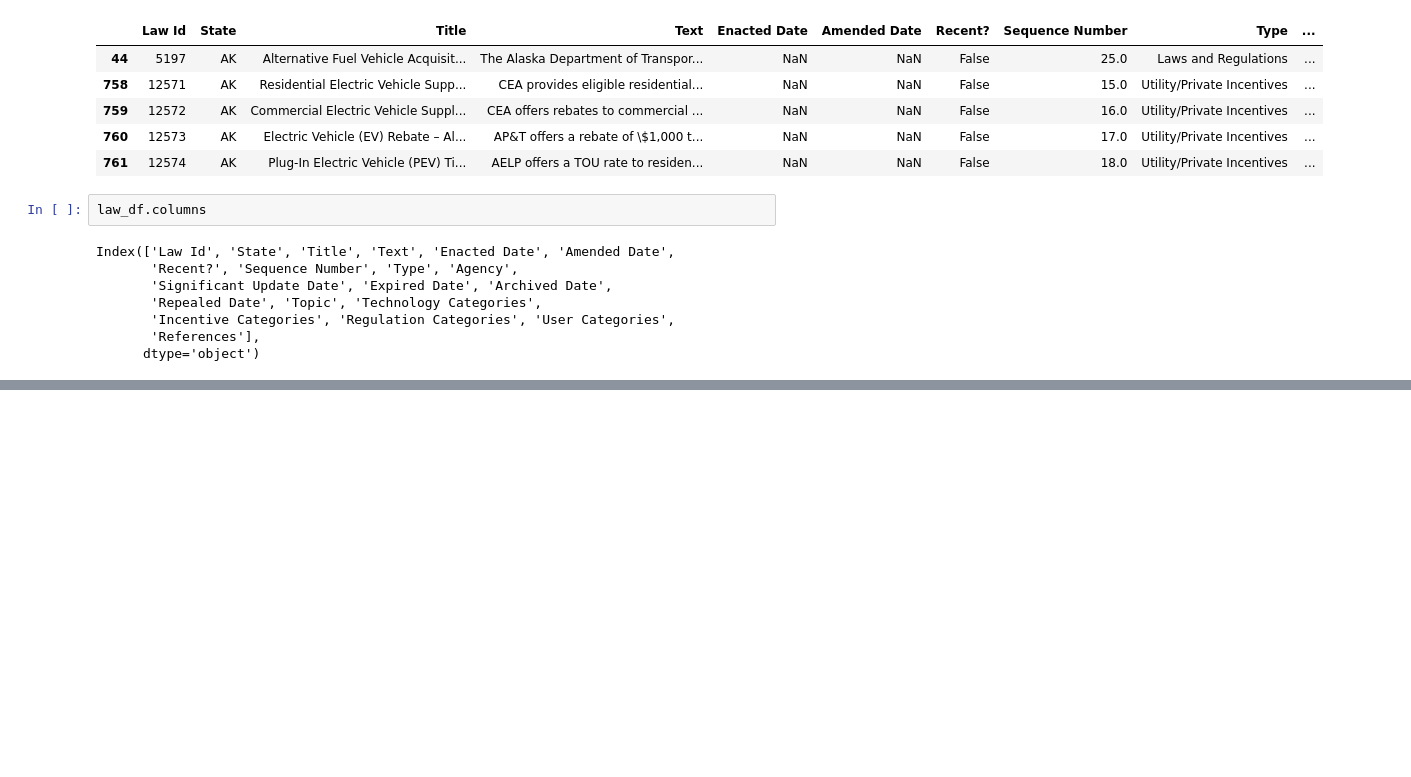
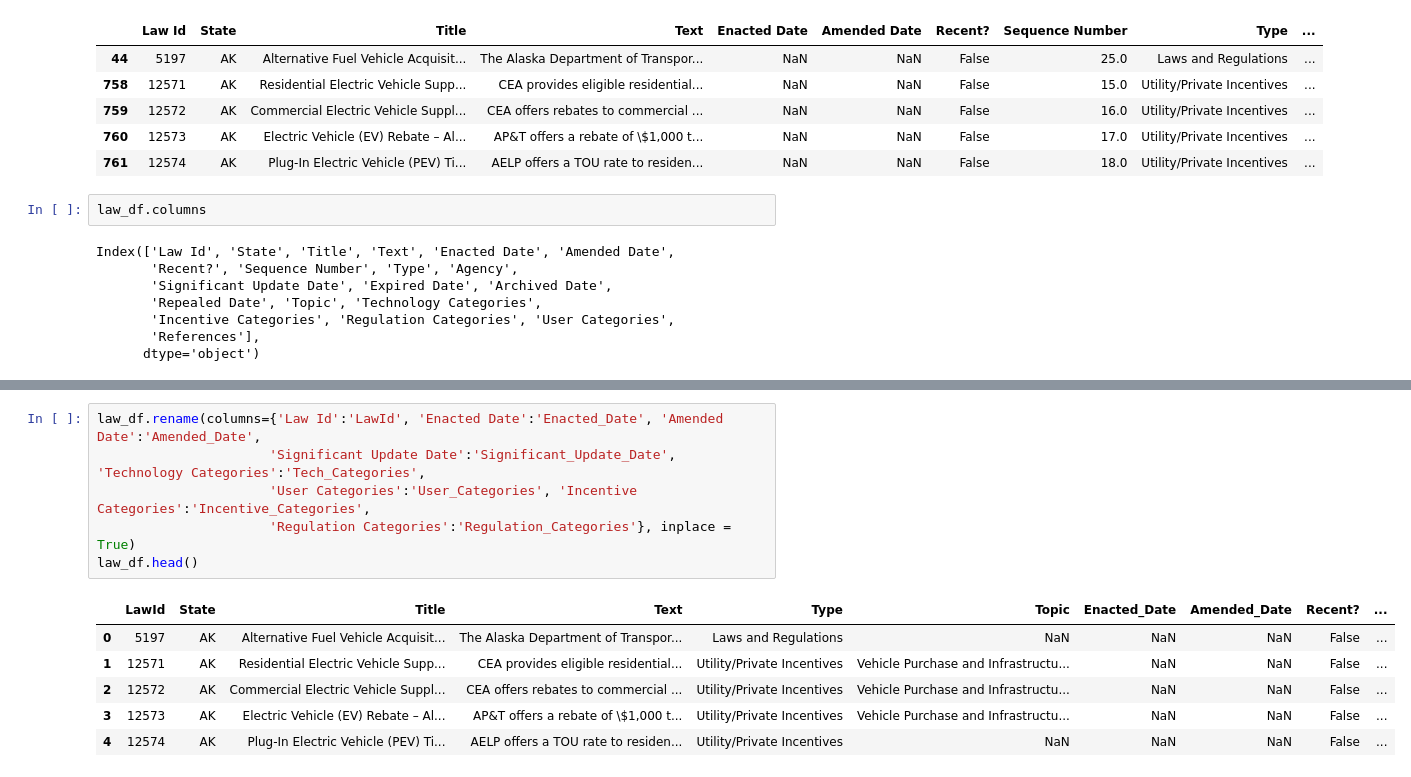
Before and after one commit to sedaverde/Electric-Car-Data-Analysis, a Jupyter notebook: Jupyter_Notebooks/Law_and_incentives.ipynb, the cells around one changed output, grey strips where cells are left out. Cells and saved outputs as stored; diff of their text form; blank space fills up the shorter version.

```diff
--- a/Jupyter_Notebooks/Law_and_incentives.ipynb
+++ b/Jupyter_Notebooks/Law_and_incentives.ipynb
@@ -103,3 +121,16 @@ law_df.head()
+# %%
+law_df.rename(columns={'Law Id':'LawId', 'Enacted Date':'Enacted_Date', 'Amended Date':'Amended_Date',
+                      'Significant Update Date':'Significant_Update_Date', 'Technology Categories':'Tech_Categories',
+                      'User Categories':'User_Categories', 'Incentive Categories':'Incentive_Categories',
+                      'Regulation Categories':'Regulation_Categories'}, inplace = True)
+law_df.head()
+# %% [output]
+|  | LawId | State | Title | Text | Type | Topic | Enacted_Date | Amended_Date | Recent? | ... |
+| 0 | 5197 | AK | Alternative Fuel Vehicle Acquisit... | The Alaska Department of Transpor... | Laws and Regulations | NaN | NaN | NaN | False | ... |
+| 1 | 12571 | AK | Residential Electric Vehicle Supp... | CEA provides eligible residential... | Utility/Private Incentives | Vehicle Purchase and Infrastructu... | NaN | NaN | False | ... |
+| 2 | 12572 | AK | Commercial Electric Vehicle Suppl... | CEA offers rebates to commercial ... | Utility/Private Incentives | Vehicle Purchase and Infrastructu... | NaN | NaN | False | ... |
+| 3 | 12573 | AK | Electric Vehicle (EV) Rebate – Al... | AP&T offers a rebate of \$1,000 t... | Utility/Private Incentives | Vehicle Purchase and Infrastructu... | NaN | NaN | False | ... |
+| 4 | 12574 | AK | Plug-In Electric Vehicle (PEV) Ti... | AELP offers a TOU rate to residen... | Utility/Private Incentives | NaN | NaN | NaN | False | ... |
 # %%
 law_df.tail()
 # %% [output]
```
Also changed, not shown: parts of 3 cells of this notebook, 21 other files.
